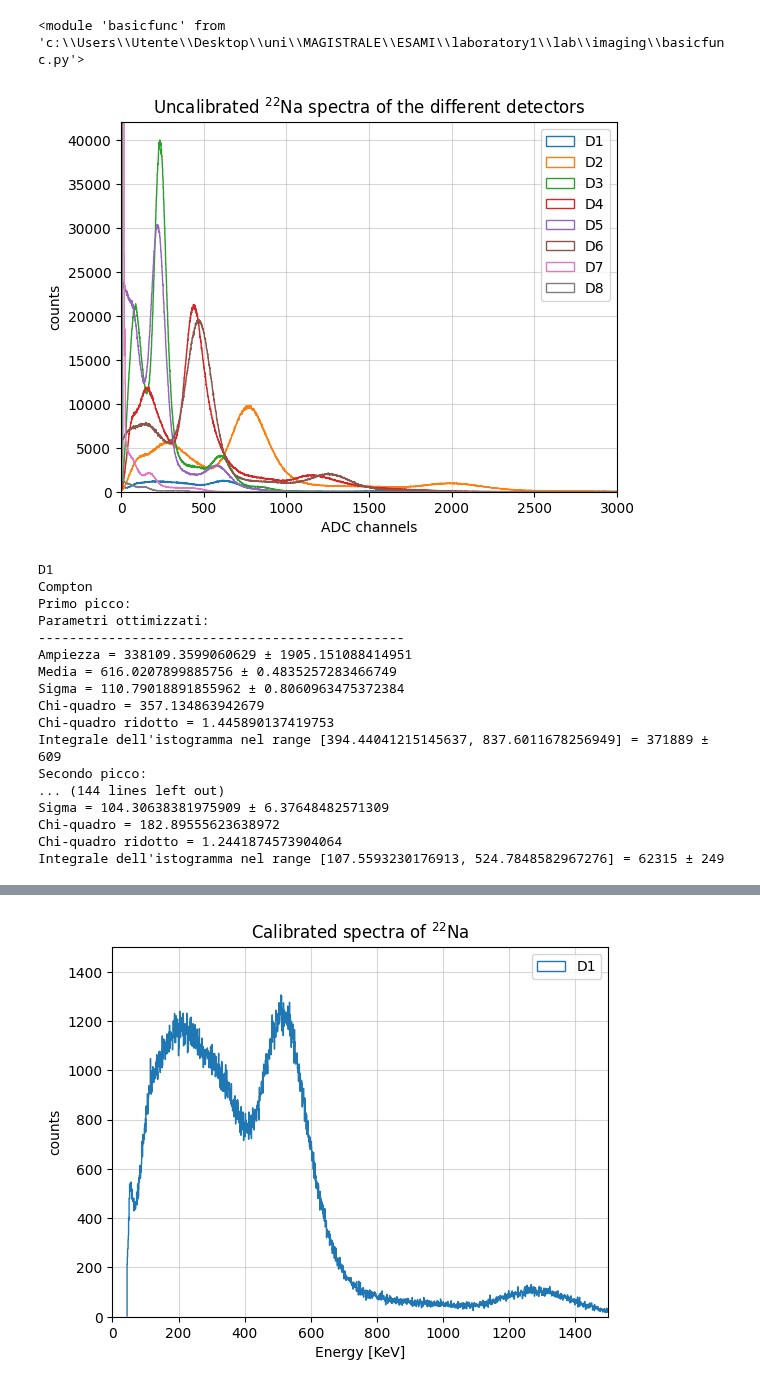
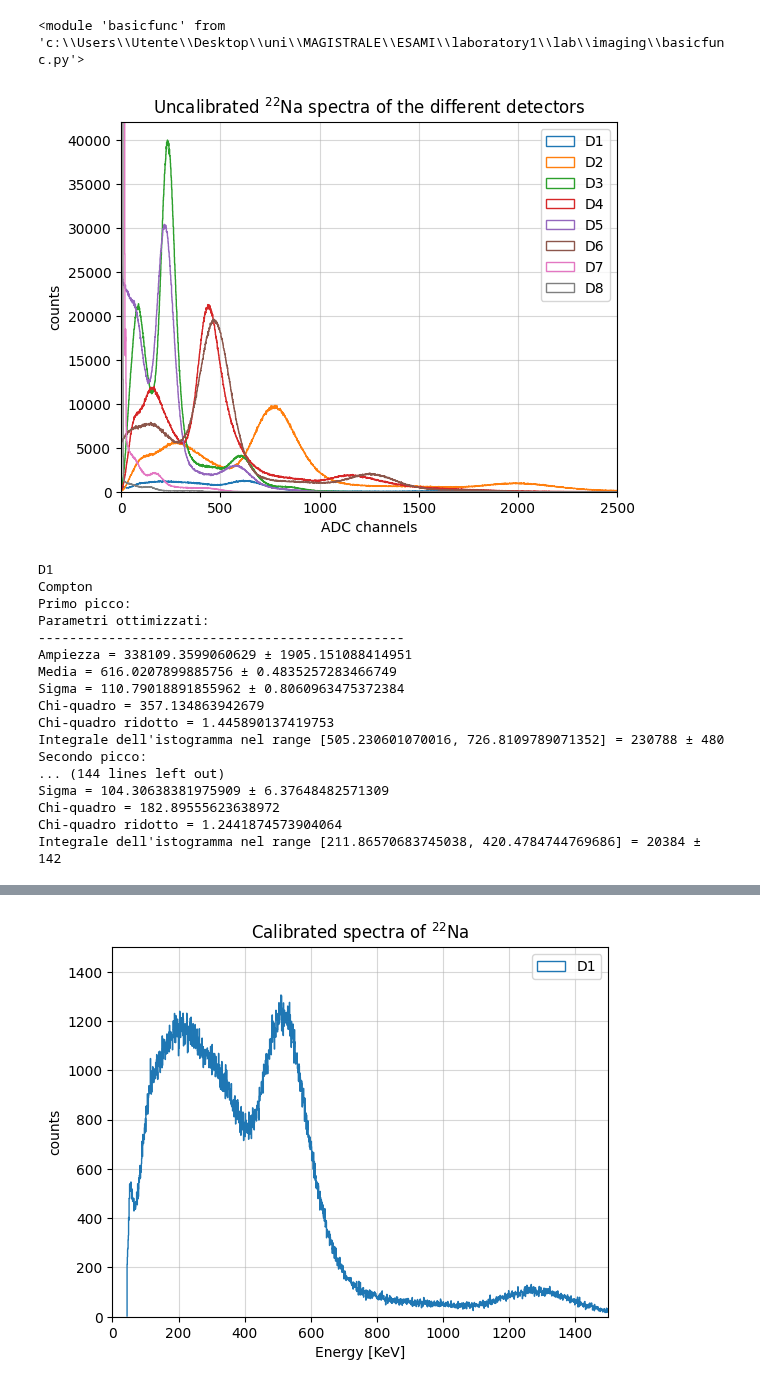
Before and after one commit to b3n3d3tt4/imaging, a Jupyter notebook: analisi.ipynb, the cells around one changed output, grey strips where cells are left out. Cells and saved outputs as stored; diff of their text form; code cells hidden in the pictures.

```diff
--- a/analisi.ipynb
+++ b/analisi.ipynb
@@ -37,64 +38,64 @@ d8 = np.asarray(D8['Data_R;2']['Energy'].array())
 # %%
 plt.hist(d1, bins=int(d1.max()), histtype='step', label='D1')
 plt.hist(d2, bins=int(d2.max()), histtype='step', label='D2')
 plt.hist(d3, bins=int(d3.max()), histtype='step', label='D3')
 plt.hist(d4, bins=int(d4.max()), histtype='step', label='D4')
 plt.hist(d5, bins=int(d5.max()), histtype='step', label='D5')
 plt.hist(d6, bins=int(d6.max()), histtype='step', label='D6')
 plt.hist(d7, bins=int(d7.max()), histtype='step', label='D7')
 plt.hist(d8, bins=int(d8.max()), histtype='step', label='D8')
 plt.title(r'Uncalibrated $^{22}$Na spectra of the different detectors')
 plt.xlabel('ADC channels')
 plt.ylabel('counts')
 plt.ylim(0, 42000)
-plt.xlim(0, 3000)
+plt.xlim(0, 2500)
 plt.grid(alpha=0.5)
 plt.legend()
 plt.show()
 # %% [output]
-[figure, old version]
+[figure, new version]
 # %%
 print('D1 \nCompton')
 # d1normCom = bbb.normal(d1, xlabel='ADC channels', ylabel='counts', titolo=r'Fit of the of $^{22}$Na', xmin=500, xmax=750, x1=0, x2=3000, b=int(d1.max()), n=2, plot='no')
 print('Primo picco:')
-d1norm1 = bbb.normal(d1, xmin=500, xmax=750, x1=0, x2=3000, b=int(d1.max()), n=2, plot='no')
+d1norm1 = bbb.normal(d1, xmin=500, xmax=750, x1=0, x2=3000, b=int(d1.max()), n=k, plot='no')
 print('Secondo picco:')
-d1norm2 = bbb.normal(d1, xmin=1400, xmax=2000, x1=0, x2=3000, b=int(d1.max()), n=2, plot='no')
+d1norm2 = bbb.normal(d1, xmin=1400, xmax=2000, x1=0, x2=3000, b=int(d1.max()), n=k, plot='no')
 print('______________________________________________________________________________________________________________')
 print('D2 \nPrimo picco')
-d2norm1 = bbb.normal(d2, xmin=600, xmax=950, x1=0, x2=3000, b=int(d1.max()), n=2, plot='no')
+d2norm1 = bbb.normal(d2, xmin=600, xmax=950, x1=0, x2=3000, b=int(d1.max()), n=k, plot='no')
 print('Secondo picco')
-d2norm2 = bbb.normal(d2,  xmin=1750, xmax=2300, x1=0, x2=3000, b=int(d1.max()), n=2, plot='no')
+d2norm2 = bbb.normal(d2,  xmin=1750, xmax=2300, x1=0, x2=3000, b=int(d1.max()), n=k, plot='no')
 print('______________________________________________________________________________________________________________')
 print('D3 \nPrimo Picco')
-d3norm1 = bbb.normal(d3, xmin=170, xmax=300, x1=0, x2=3000, b=int(d1.max()), n=2, plot='no')
+d3norm1 = bbb.normal(d3, xmin=170, xmax=300, x1=0, x2=3000, b=int(d1.max()), n=k, plot='no')
 print('Secondo picco')
-d3norm2 = bbb.normal(d3, xmin=520, xmax=700, x1=0, x2=3000, b=int(d1.max()), n=2, plot='no')
+d3norm2 = bbb.normal(d3, xmin=520, xmax=700, x1=0, x2=3000, b=int(d1.max()), n=k, plot='no')
 print('______________________________________________________________________________________________________________')
 print('D4 \nPrimo picco')
-d4norm1 = bbb.normal(d4, xmin=320, xmax=570, x1=0, x2=3000, b=int(d1.max()), n=2, plot='no')
+d4norm1 = bbb.normal(d4, xmin=320, xmax=570, x1=0, x2=3000, b=int(d1.max()), n=k, plot='no')
 print('Secondo picco')
-d4norm2 = bbb.normal(d4, xmin=1000, xmax=1350, x1=0, x2=3000, b=int(d1.max()), n=2, plot='no')
+d4norm2 = bbb.normal(d4, xmin=1000, xmax=1350, x1=0, x2=3000, b=int(d1.max()), n=k, plot='no')
 print('______________________________________________________________________________________________________________')
 print('D5 \nPrimo picco')
-d5norm1 = bbb.normal(d5, xmin=150, xmax=300, x1=0, x2=3000, b=int(d1.max()), n=2, plot='no')
+d5norm1 = bbb.normal(d5, xmin=150, xmax=300, x1=0, x2=3000, b=int(d1.max()), n=k, plot='no')
 print('Secondo picco')
-d5norm2 = bbb.normal(d5, xmin=480, xmax=680, x1=0, x2=3000, b=int(d1.max()), n=2, plot='no')
+d5norm2 = bbb.normal(d5, xmin=480, xmax=680, x1=0, x2=3000, b=int(d1.max()), n=k, plot='no')
 print('______________________________________________________________________________________________________________')
 print('D5 \nPrimo picco')
-d6norm1 = bbb.normal(d6, xmin=350, xmax=580, x1=0, x2=3000, b=int(d1.max()), n=2, plot='no')
+d6norm1 = bbb.normal(d6, xmin=350, xmax=580, x1=0, x2=3000, b=int(d1.max()), n=k, plot='no')
 print('Secondo picco')
-d6norm2 = bbb.normal(d6, xmin=1100, xmax=1450, x1=0, x2=3000, b=int(d1.max()), n=2, plot='no')
+d6norm2 = bbb.normal(d6, xmin=1100, xmax=1450, x1=0, x2=3000, b=int(d1.max()), n=k, plot='no')
 print('______________________________________________________________________________________________________________')
 print('D5 \nPrimo picco')
-d7norm1 = bbb.normal(d7, xmin=140, xmax=200, x1=0, x2=3000, b=int(d1.max()), n=2, plot='no')
+d7norm1 = bbb.normal(d7, xmin=140, xmax=200, x1=0, x2=3000, b=int(d1.max()), n=k, plot='no')
 print('Secondo picco')
-d7norm2 = bbb.normal(d7, xmin=350, xmax=500, x1=0, x2=3000, b=int(d1.max()), n=2, plot='no')
+d7norm2 = bbb.normal(d7, xmin=350, xmax=500, x1=0, x2=3000, b=int(d1.max()), n=k, plot='no')
 print('______________________________________________________________________________________________________________')
 print('D5 \nPrimo picco')
-d8norm1 = bbb.normal(d8, xmin=100, xmax=200, x1=0, x2=3000, b=int(d1.max()), n=2, plot='no')
+d8norm1 = bbb.normal(d8, xmin=100, xmax=200, x1=0, x2=3000, b=int(d1.max()), n=k, plot='no')
 print('Secondo picco')
-d8norm2 = bbb.normal(d8, xmin=250, xmax=400, x1=0, x2=3000, b=int(d1.max()), n=2, plot='no')
+d8norm2 = bbb.normal(d8, xmin=250, xmax=400, x1=0, x2=3000, b=int(d1.max()), n=k, plot='no')
 # %% [output]
 D1
 Compton
@@ -106,10 +107,10 @@ Media = 616.0207899885756 ± 0.4835257283466749
 Sigma = 110.79018891855962 ± 0.8060963475372384
 Chi-quadro = 357.134863942679
 Chi-quadro ridotto = 1.445890137419753
-Integrale dell'istogramma nel range [394.44041215145637, 837.6011678256949] = 371889 ± 609
+Integrale dell'istogramma nel range [505.230601070016, 726.8109789071352] = 230788 ± 480
 Secondo picco:
 ... (144 lines left out)
 Sigma = 104.30638381975909 ± 6.37648482571309
 Chi-quadro = 182.89555623638972
 Chi-quadro ridotto = 1.2441874573904064
-Integrale dell'istogramma nel range [107.5593230176913, 524.7848582967276] = 62315 ± 249
+Integrale dell'istogramma nel range [211.86570683745038, 420.4784744769686] = 20384 ± 142
```
Also changed, not shown: parts of 6 cells of this notebook.
